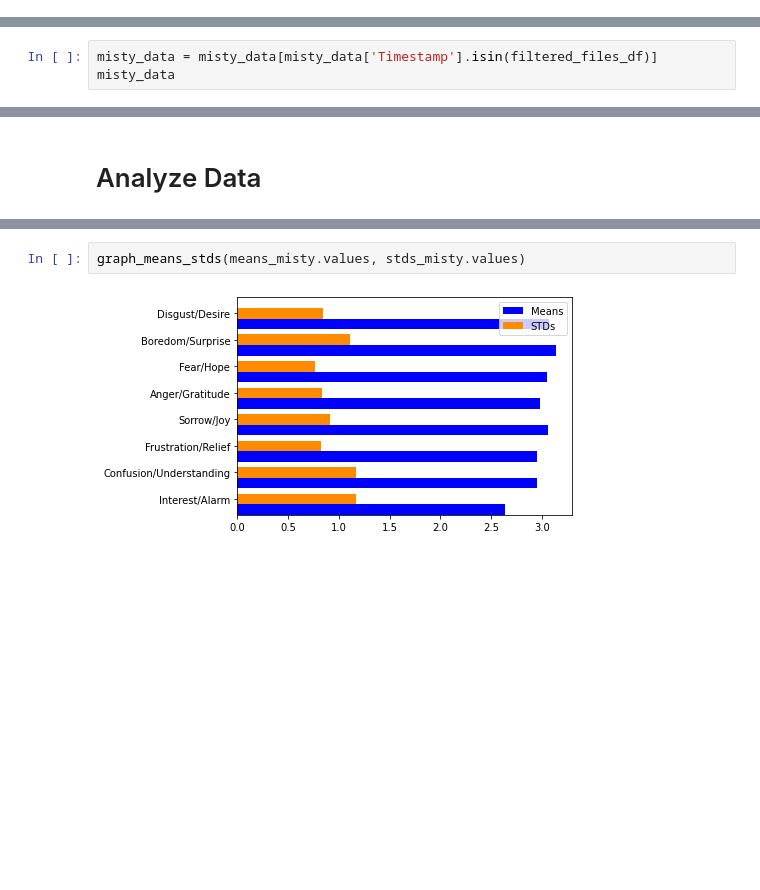
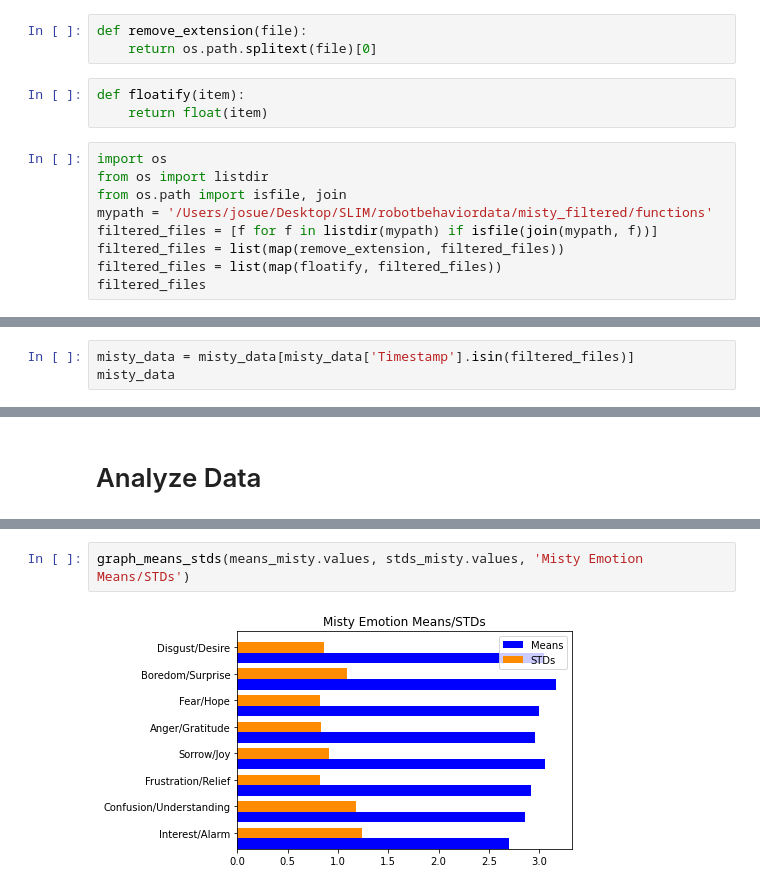
Before and after one commit to Diginyx/hadreb, a Jupyter notebook: analyses/RobotBehaivorDataAnalysis.ipynb, the cells around one changed output, grey strips where cells are left out. Drawn from its saved outputs; the diff is of its cells as text; blank space fills up the shorter version.

```diff
--- a/analyses/RobotBehaivorDataAnalysis.ipynb
+++ b/analyses/RobotBehaivorDataAnalysis.ipynb
@@ -729,0 +1138,15 @@ len(filtered_files_df)
+# %%
+def remove_extension(file):
+    return os.path.splitext(file)[0]
+# %%
+def floatify(item):
+    return float(item)
+# %%
+import os
+from os import listdir
+from os.path import isfile, join
+mypath = '/Users/josue/Desktop/SLIM/robotbehaviordata/misty_filtered/functions'
+filtered_files = [f for f in listdir(mypath) if isfile(join(mypath, f))]
+filtered_files = list(map(remove_extension, filtered_files))
+filtered_files = list(map(floatify, filtered_files))
+filtered_files
@@ -730,5 +1171,5 @@ len(filtered_files_df)
 # %%
-misty_data = misty_data[misty_data['Timestamp'].isin(filtered_files_df)]
+misty_data = misty_data[misty_data['Timestamp'].isin(filtered_files)]
 misty_data
 # %% [output]
 |  | Timestamp | Description | Interst/Alarm | Confusion/Understanding | Frusteration/Relief | Sorrow/Joy | ... |
@@ -779,7 +1234,7 @@ dtype: float64
 # %%
-graph_means_stds(means_misty.values, stds_misty.values)
+graph_means_stds(means_misty.values, stds_misty.values, 'Misty Emotion Means/STDs')
 # %% [output]
-[figure, old version]
+[figure, new version]
 # %%
 analyze_descriptions(misty_data)
 misty_data
```
Also changed, not shown: parts of 79 cells of this notebook, 25 other files.
